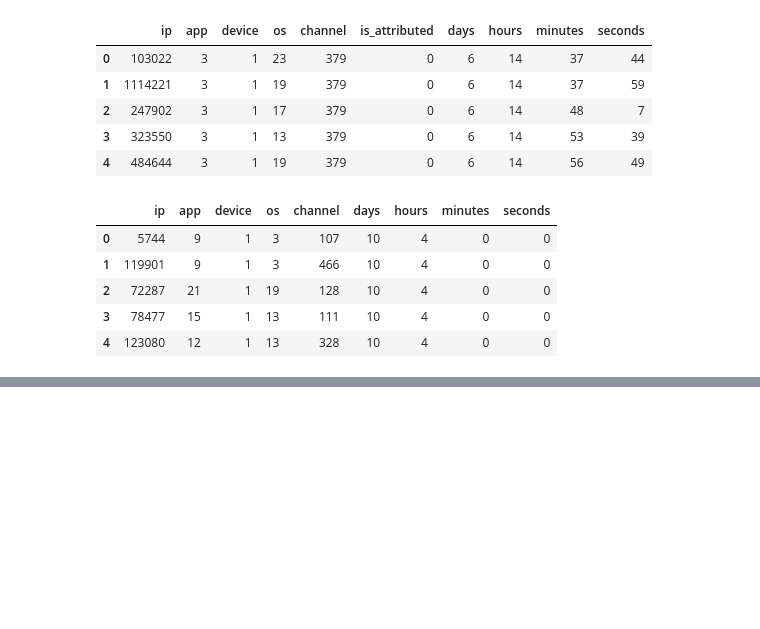
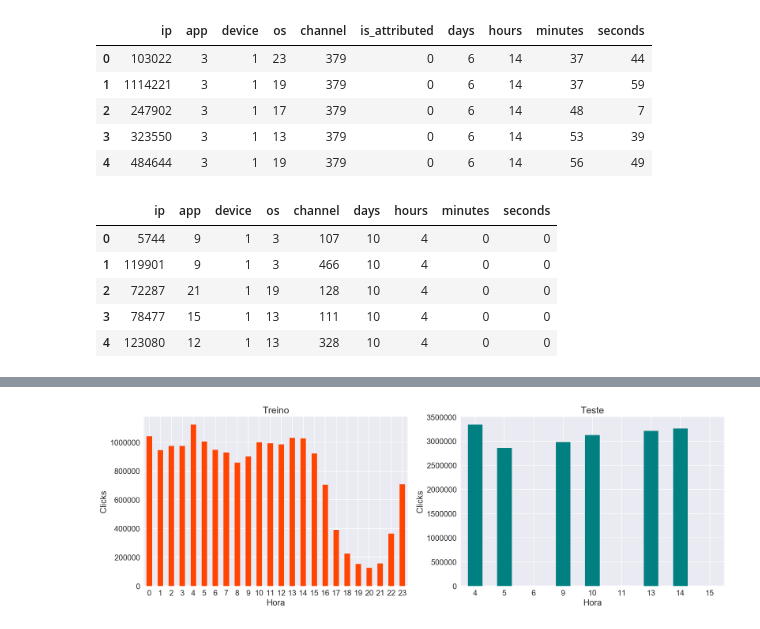
Before and after one commit to rgriva/Kaggle, a Jupyter notebook: EDA-Raul.ipynb, the cells around one changed output, grey strips where cells are left out. Saved outputs shown, nothing was run; the diff lists cells and outputs as text; code cells hidden in the pictures; blank space fills up the shorter version.

```diff
--- a/EDA-Raul.ipynb
+++ b/EDA-Raul.ipynb
@@ -82,0 +100,19 @@ Vemos que os dados de treinamento compreendem os dias 6,7,8 e 9, ao passo que os
+# %%
+# Plotando número a dispersão de clicks ao longo do dia
+fig, axs = plt.subplots(1,2, figsize = (20,6))
+
+# Para os dados de treinamento:
+train['hours'].value_counts(sort = False).plot(kind = 'bar', ax = axs[0], color = 'orangered',
+                title = 'Treino');
+axs[0].set_xlabel('Hora');
+axs[0].set_ylabel('Clicks');
+axs[0].tick_params(axis = 'x', labelrotation = 1)
+
+#Para os dados de teste:
+test['hours'].value_counts(sort = False).plot(kind = 'bar', ax = axs[1], color = 'teal',
+                title = 'Teste');
+axs[1].set_xlabel('Hora');
+axs[1].set_ylabel('Clicks');
+axs[1].tick_params(axis = 'x', labelrotation = 1)
+# %% [output]
+[figure, added]
```
Also changed, not shown: parts of 7 cells of this notebook.
